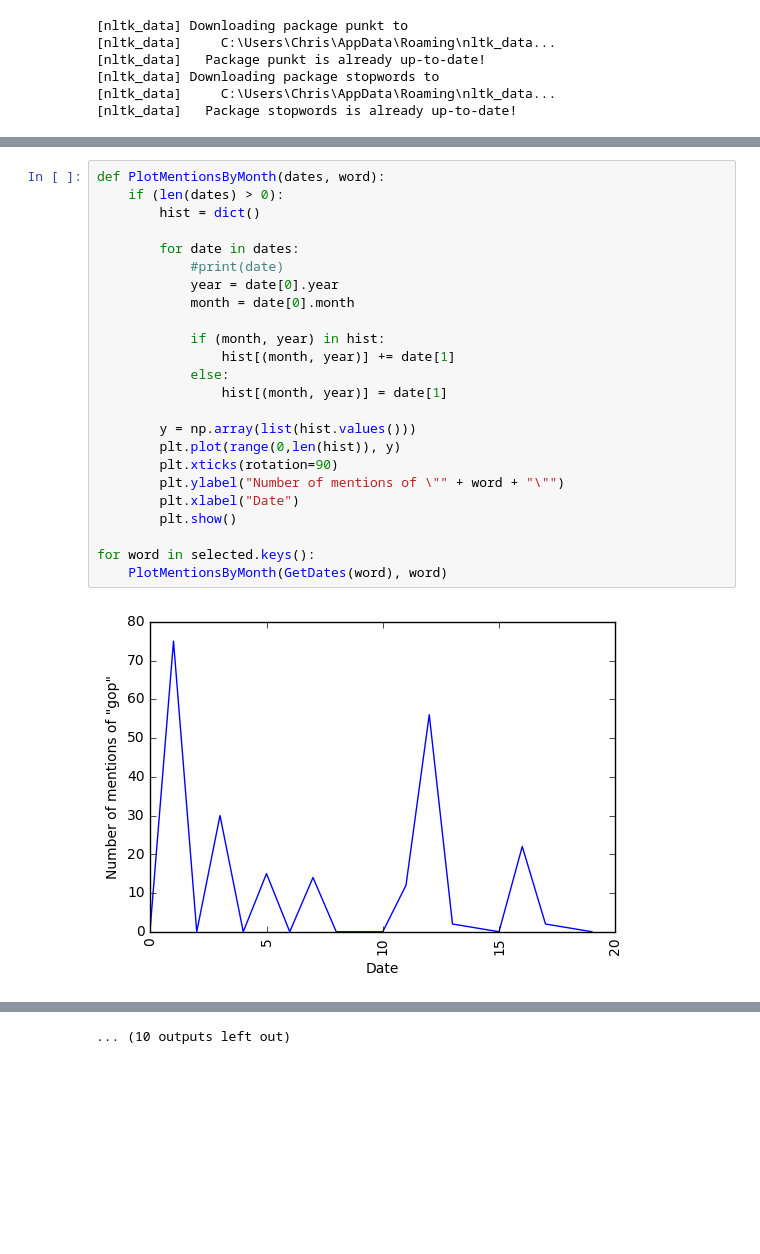
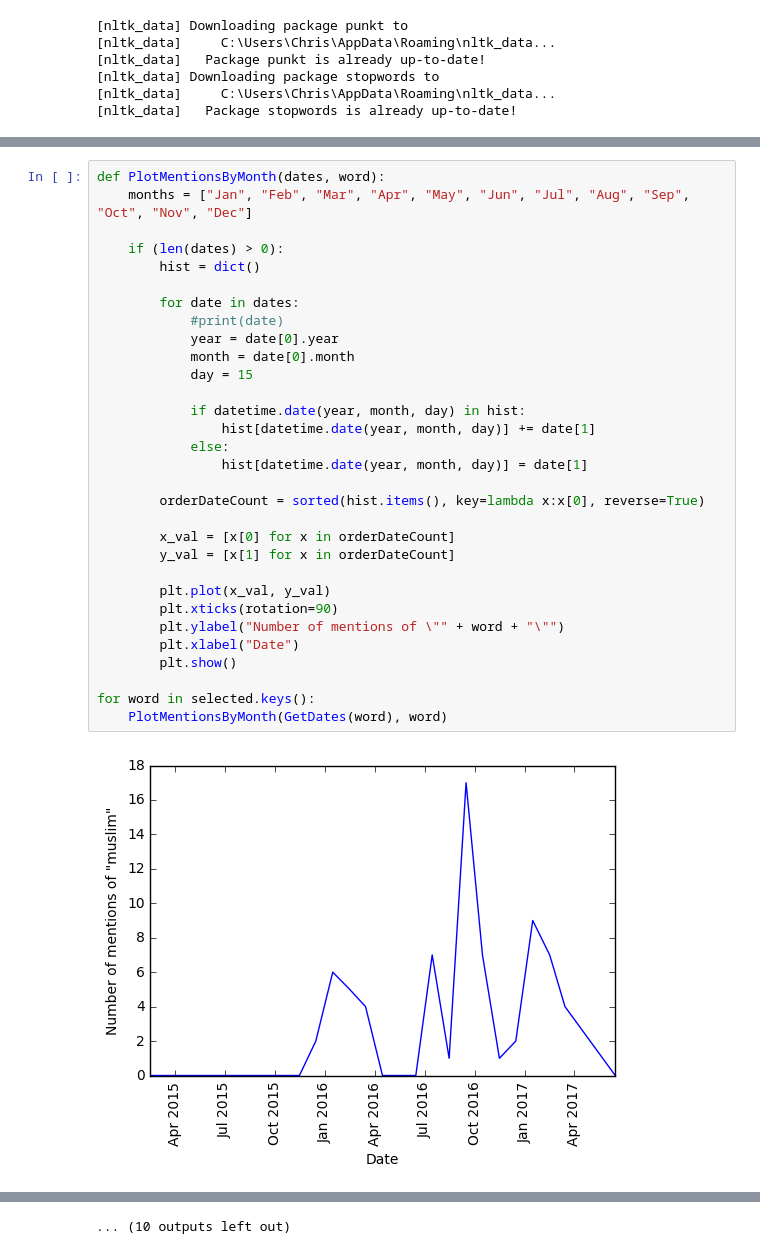
Before and after one commit to NumbersAndStuff/STAT689-Project, a Jupyter notebook: ProjectNotebook.ipynb, the cells around one changed output, grey strips where cells are left out. Saved outputs shown, nothing was run; the diff lists cells and outputs as text; blank space fills up the shorter version.

Commit message:
Fixed plots of monthly mentions

```diff
--- a/ProjectNotebook.ipynb
+++ b/ProjectNotebook.ipynb
@@ -165,27 +164,34 @@ for word in selected.keys():
 ... (12 outputs left out)
 # %%
 def PlotMentionsByMonth(dates, word):
+    months = ["Jan", "Feb", "Mar", "Apr", "May", "Jun", "Jul", "Aug", "Sep", "Oct", "Nov", "Dec"]
+
     if (len(dates) > 0):
         hist = dict()
 
         for date in dates:
             #print(date)
             year = date[0].year
             month = date[0].month
+            day = 15
 
-            if (month, year) in hist:
-                hist[(month, year)] += date[1]
+            if datetime.date(year, month, day) in hist:
+                hist[datetime.date(year, month, day)] += date[1]
             else:
-                hist[(month, year)] = date[1]
+                hist[datetime.date(year, month, day)] = date[1]
 
-        y = np.array(list(hist.values()))
-        plt.plot(range(0,len(hist)), y)
+        orderDateCount = sorted(hist.items(), key=lambda x:x[0], reverse=True)
+
+        x_val = [x[0] for x in orderDateCount]
+        y_val = [x[1] for x in orderDateCount]
+
+        plt.plot(x_val, y_val)
         plt.xticks(rotation=90)
         plt.ylabel("Number of mentions of \"" + word + "\"")
         plt.xlabel("Date")
         plt.show()
 
 for word in selected.keys():
     PlotMentionsByMonth(GetDates(word), word)
 # %% [output]
-[figure, old version]
+[figure, new version]
```
Also changed, not shown: parts of 6 cells of this notebook.
